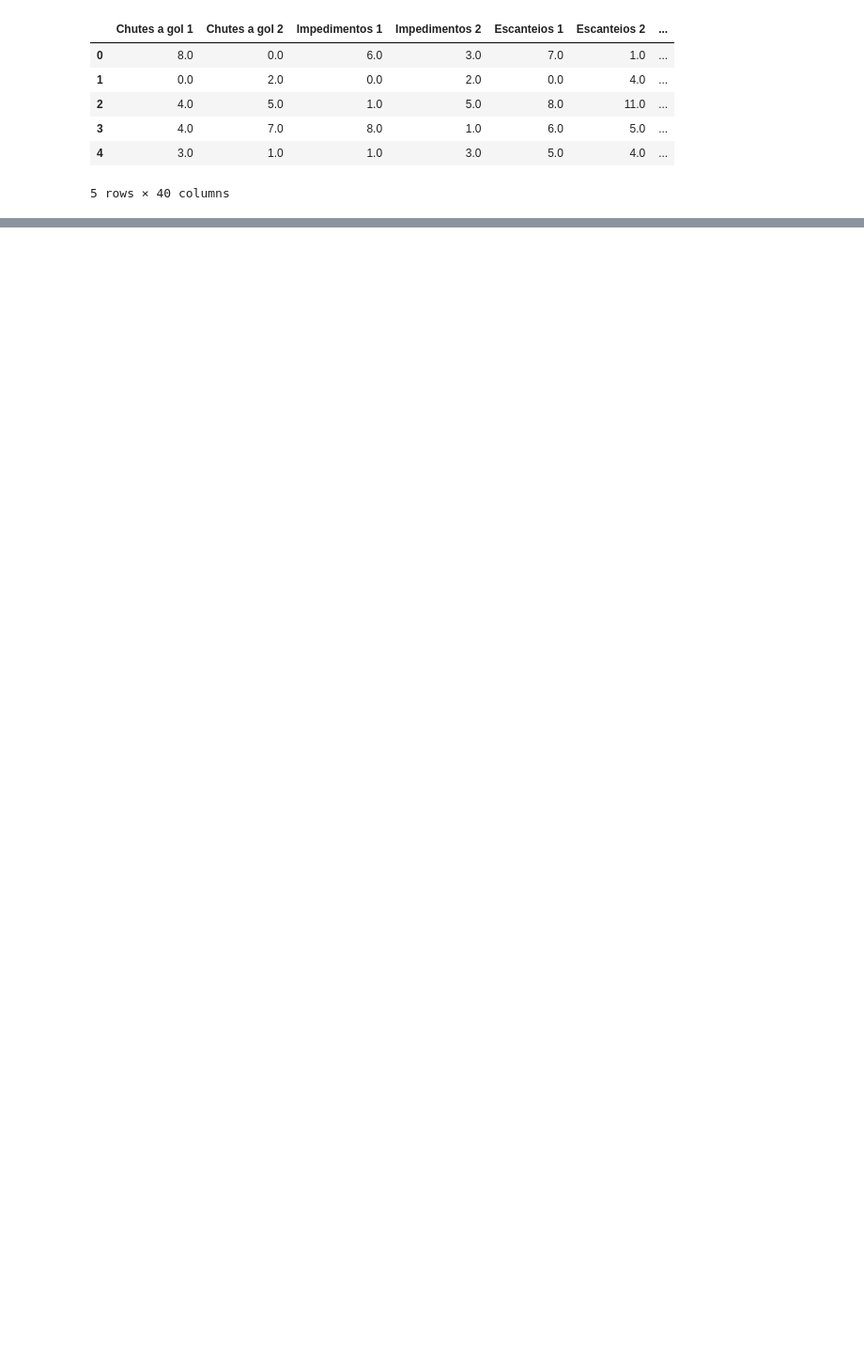
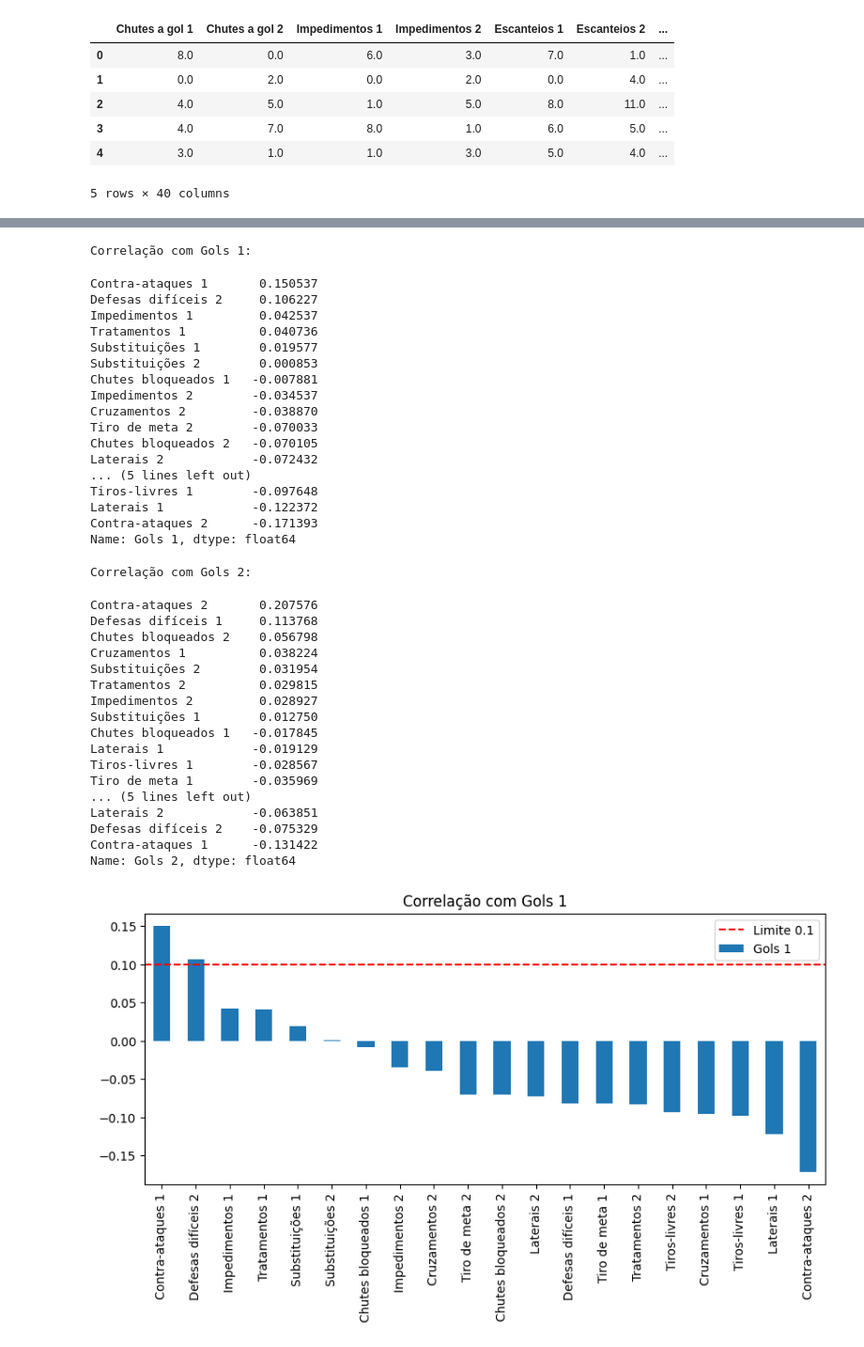
Before and after one commit to UFRJ-Analytica/PS-2025.1, a Jupyter notebook: analise_exploratorio.ipynb, the cells around one changed output, grey strips where cells are left out. Shown at 94% size. Cells and saved outputs as stored; diff of their text form; code cells hidden in the pictures; blank space fills up the shorter version.

```diff
--- a/analise_exploratorio.ipynb
+++ b/analise_exploratorio.ipynb
@@ -1,9 +3,12 @@
 # %%
+
 import pandas as pd
+import numpy as np
+import matplotlib.pyplot as plt
 
-campeonatos = pd.read_csv('Data/campeonatos_futebol_atualizacao.csv')
+df = pd.read_csv('Data/campeonatos_futebol_atualizacao.csv')
 
-campeonatos.head()
+df.head()
 # %% [output]
 |  | Chutes a gol 1 | Chutes a gol 2 | Impedimentos 1 | Impedimentos 2 | Escanteios 1 | Escanteios 2 | ... |
 | 0 | 8.0 | 0.0 | 6.0 | 3.0 | 7.0 | 1.0 | ... |
@@ -14,0 +45,66 @@ campeonatos.head()
+# %%
+# Selecionar só as colunas com muitos NaNs
+na_maiores_10 = df.columns[df.isnull().mean() > 0.1]
+
+# Juntar com Gols 1 e Gols 2 para estudar correlação
+colunas_para_estudo = list(na_maiores_10) + ['Gols 1', 'Gols 2']
+
+# Criar uma cópia só com essas
+estudo = df[colunas_para_estudo]
+
+# Calcular correlação entre essas variáveis
+correlacoes = estudo.corr(numeric_only=True)
+
+# Visualizar a correlação com Gols 1 e Gols 2
+cor_gols1 = correlacoes['Gols 1'].drop(['Gols 1', 'Gols 2'])
+cor_gols2 = correlacoes['Gols 2'].drop(['Gols 1', 'Gols 2'])
+
+# Mostrar ordenado
+print("Correlação com Gols 1:")
+display(cor_gols1.sort_values(ascending=False))
+
+print("\nCorrelação com Gols 2:")
+display(cor_gols2.sort_values(ascending=False))
+
+cor_gols1.sort_values(ascending=False).plot(kind='bar', title='Correlação com Gols 1', figsize=(10,4))
+plt.axhline(0.1, color='red', linestyle='--', label='Limite 0.1')
+plt.legend()
+plt.show()
+# %% [output]
+Correlação com Gols 1:
+Contra-ataques 1       0.150537
+Defesas difíceis 2     0.106227
+Impedimentos 1         0.042537
+Tratamentos 1          0.040736
+Substituições 1        0.019577
+Substituições 2        0.000853
+Chutes bloqueados 1   -0.007881
+Impedimentos 2        -0.034537
+Cruzamentos 2         -0.038870
+Tiro de meta 2        -0.070033
+Chutes bloqueados 2   -0.070105
+Laterais 2            -0.072432
+... (5 lines left out)
+Tiros-livres 1        -0.097648
+Laterais 1            -0.122372
+Contra-ataques 2      -0.171393
+Name: Gols 1, dtype: float64
+Correlação com Gols 2:
+Contra-ataques 2       0.207576
+Defesas difíceis 1     0.113768
+Chutes bloqueados 2    0.056798
+Cruzamentos 1          0.038224
+Substituições 2        0.031954
+Tratamentos 2          0.029815
+Impedimentos 2         0.028927
+Substituições 1        0.012750
+Chutes bloqueados 1   -0.017845
+Laterais 1            -0.019129
+Tiros-livres 1        -0.028567
+Tiro de meta 1        -0.035969
+... (5 lines left out)
+Laterais 2            -0.063851
+Defesas difíceis 2    -0.075329
+Contra-ataques 1      -0.131422
+Name: Gols 2, dtype: float64
+[figure, added]
```
Also changed, not shown: parts of 10 cells of this notebook.
